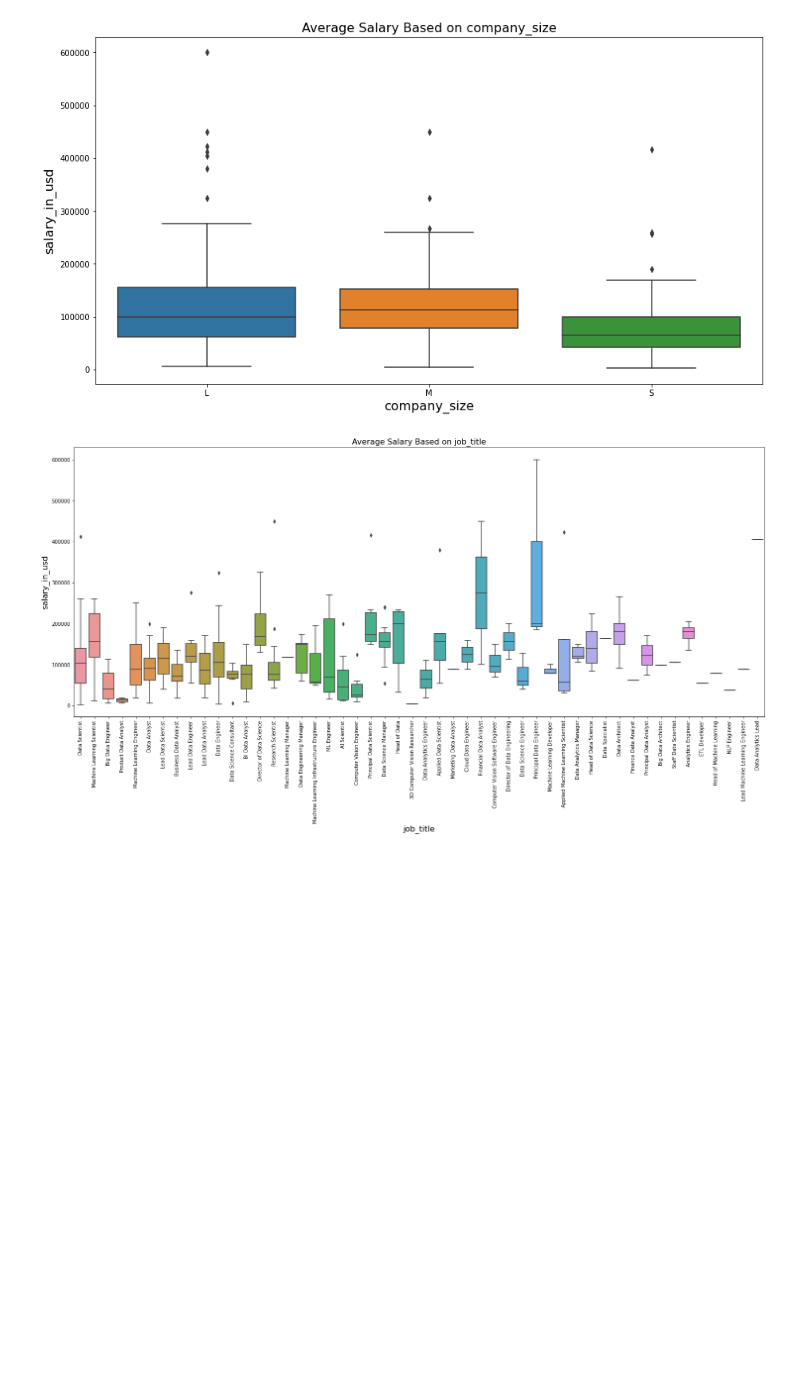
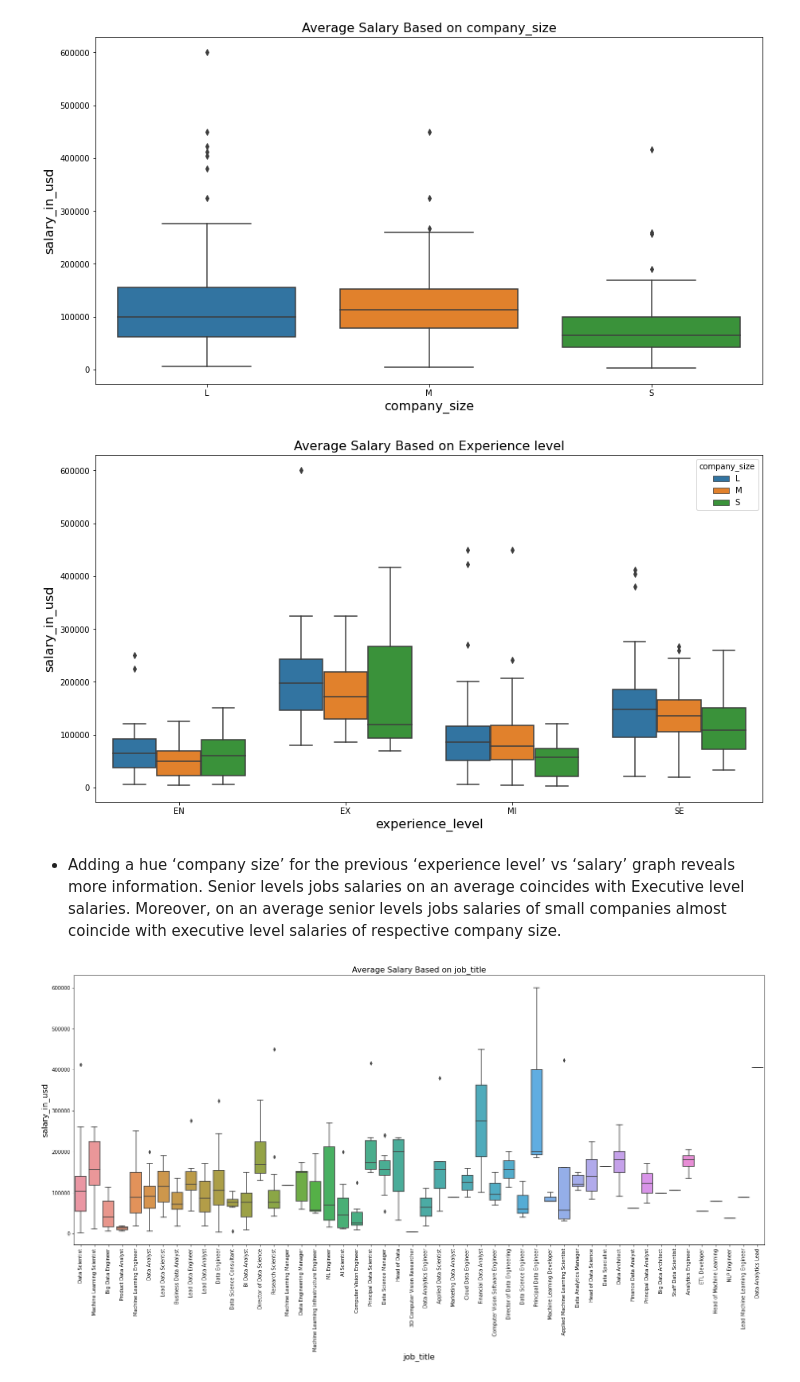
Before and after one commit to Navjotkhatri/Data-Scientist-Salary-Analysis, a Jupyter notebook: Data_Scientist_worldwide_Salary_Analysis.ipynb, the cells around one changed output. Cells and saved outputs as stored; diff of their text form; code cells hidden in the pictures; blank space fills up the shorter version.

```diff
--- a/Data_Scientist_worldwide_Salary_Analysis.ipynb
+++ b/Data_Scientist_worldwide_Salary_Analysis.ipynb
@@ -265,6 +302,17 @@ plt.ylabel("salary_in_usd",fontsize=16)
 plt.show()
 # %% [output]
 [figure]
+# %%
+plt.figure(figsize=(15,8))
+plt.title("Average Salary Based on Experience level",fontsize=16)
+sns.boxplot(y="salary_in_usd",x ='experience_level',data =sl_df,hue=sl_df.company_size)
+plt.xlabel("experience_level",fontsize=16)
+plt.ylabel("salary_in_usd",fontsize=16)
+plt.show()
+# %% [output]
+[figure, added]
+# %% [markdown]
+* Adding a hue ‘company size’ for the previous ‘experience level’ vs ‘salary’ graph reveals more information. Senior levels jobs salaries on an average coincides with Executive level salaries. Moreover, on an average senior levels jobs salaries of small companies almost coincide with executive level salaries of respective company size.
 # %%
 plt.figure(figsize=(25,10))
 plt.title("Average Salary Based on job_title",fontsize=16)
```
Also changed, not shown: parts of 10 cells of this notebook.
